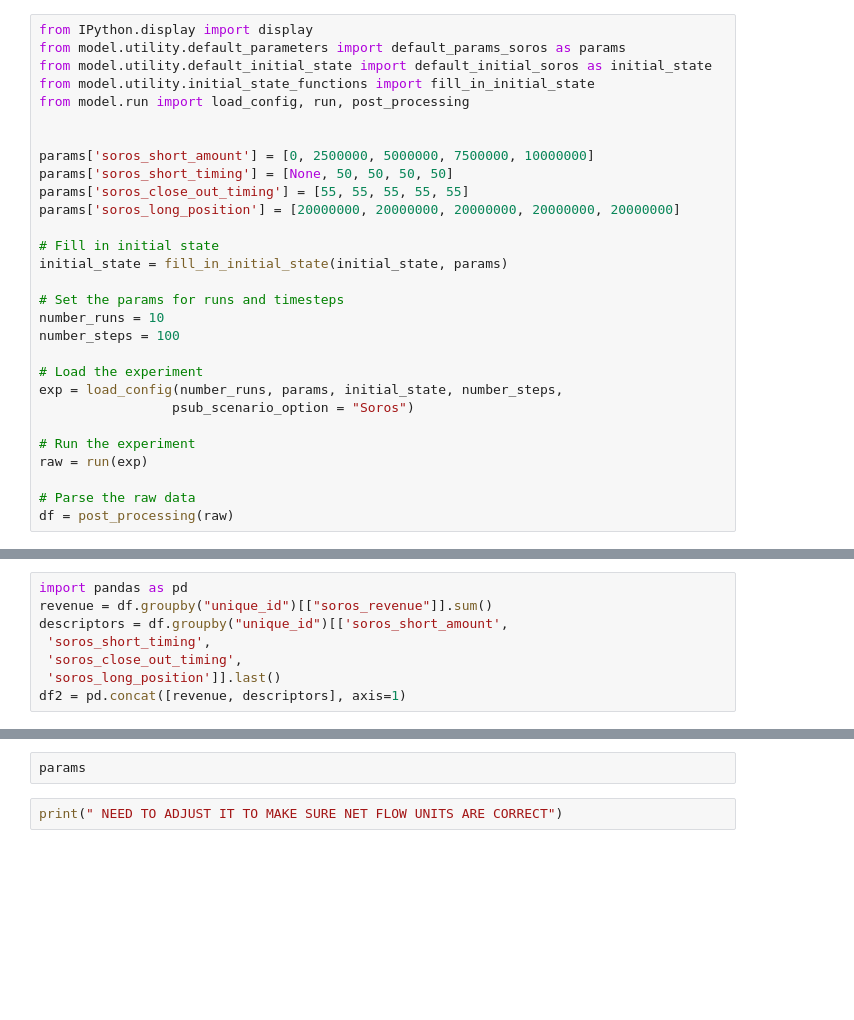
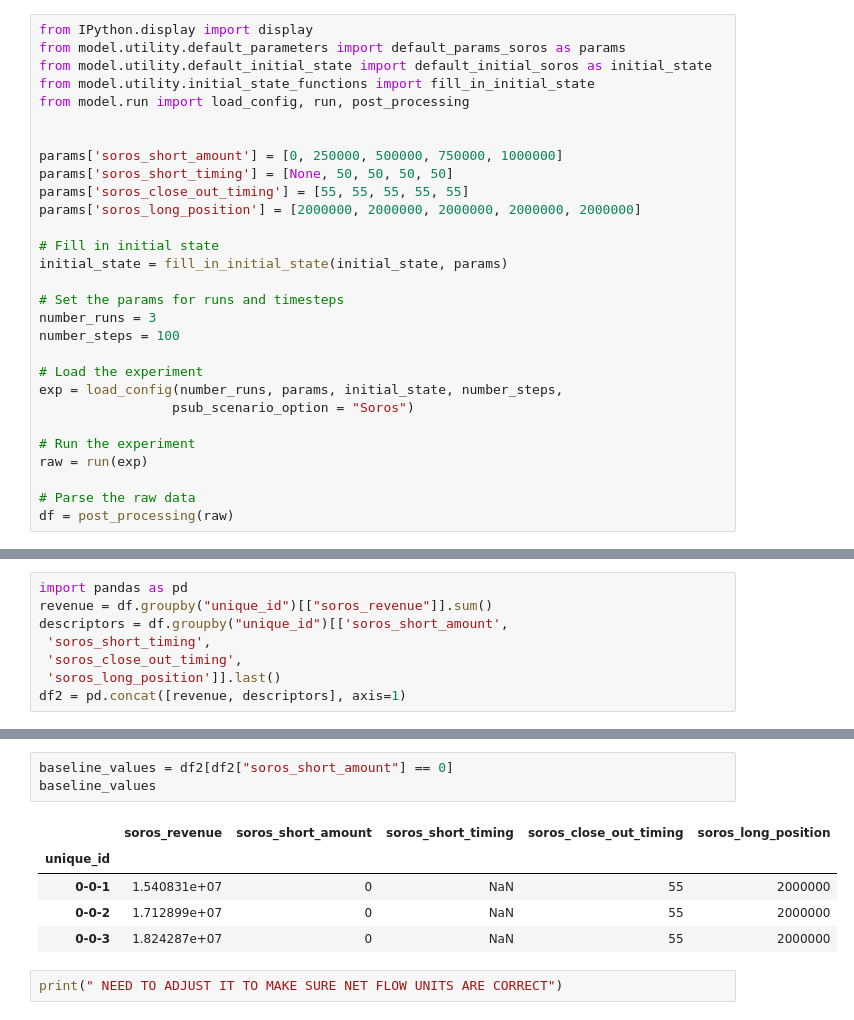
Before and after one commit to OlympusDAO/olympus-digital-twin, a Jupyter notebook: Soros Playground.ipynb, the cells around one changed output, grey strips where cells are left out. Drawn from its saved outputs; the diff is of its cells as text; blank space fills up the shorter version.

```diff
--- a/Soros Playground.ipynb
+++ b/Soros Playground.ipynb
@@ -6,16 +6,16 @@ from model.utility.initial_state_functions import fill_in_initial_state
 from model.run import load_config, run, post_processing
 
 
-params['soros_short_amount'] = [0, 2500000, 5000000, 7500000, 10000000]
+params['soros_short_amount'] = [0, 250000, 500000, 750000, 1000000]
 params['soros_short_timing'] = [None, 50, 50, 50, 50]
 params['soros_close_out_timing'] = [55, 55, 55, 55, 55]
-params['soros_long_position'] = [20000000, 20000000, 20000000, 20000000, 20000000]
+params['soros_long_position'] = [2000000, 2000000, 2000000, 2000000, 2000000]
 
 # Fill in initial state
 initial_state = fill_in_initial_state(initial_state, params)
 
 # Set the params for runs and timesteps
-number_runs = 10
+number_runs = 3
 number_steps = 100
 
 # Load the experiment
@@ -102,5 +145,12 @@ df2
 # %%
-params
+baseline_values = df2[df2["soros_short_amount"] == 0]
+baseline_values
+# %% [output]
+|  | soros_revenue | soros_short_amount | soros_short_timing | soros_close_out_timing | soros_long_position |
+| unique_id |  |  |  |  |  |
+| 0-0-1 | 1.540831e+07 | 0 | NaN | 55 | 2000000 |
+| 0-0-2 | 1.712899e+07 | 0 | NaN | 55 | 2000000 |
+| 0-0-3 | 1.824287e+07 | 0 | NaN | 55 | 2000000 |
 # %%
 print(" NEED TO ADJUST IT TO MAKE SURE NET FLOW UNITS ARE CORRECT")
 # %%
```
Also changed, not shown: parts of 10 cells of this notebook, 1 other file.
